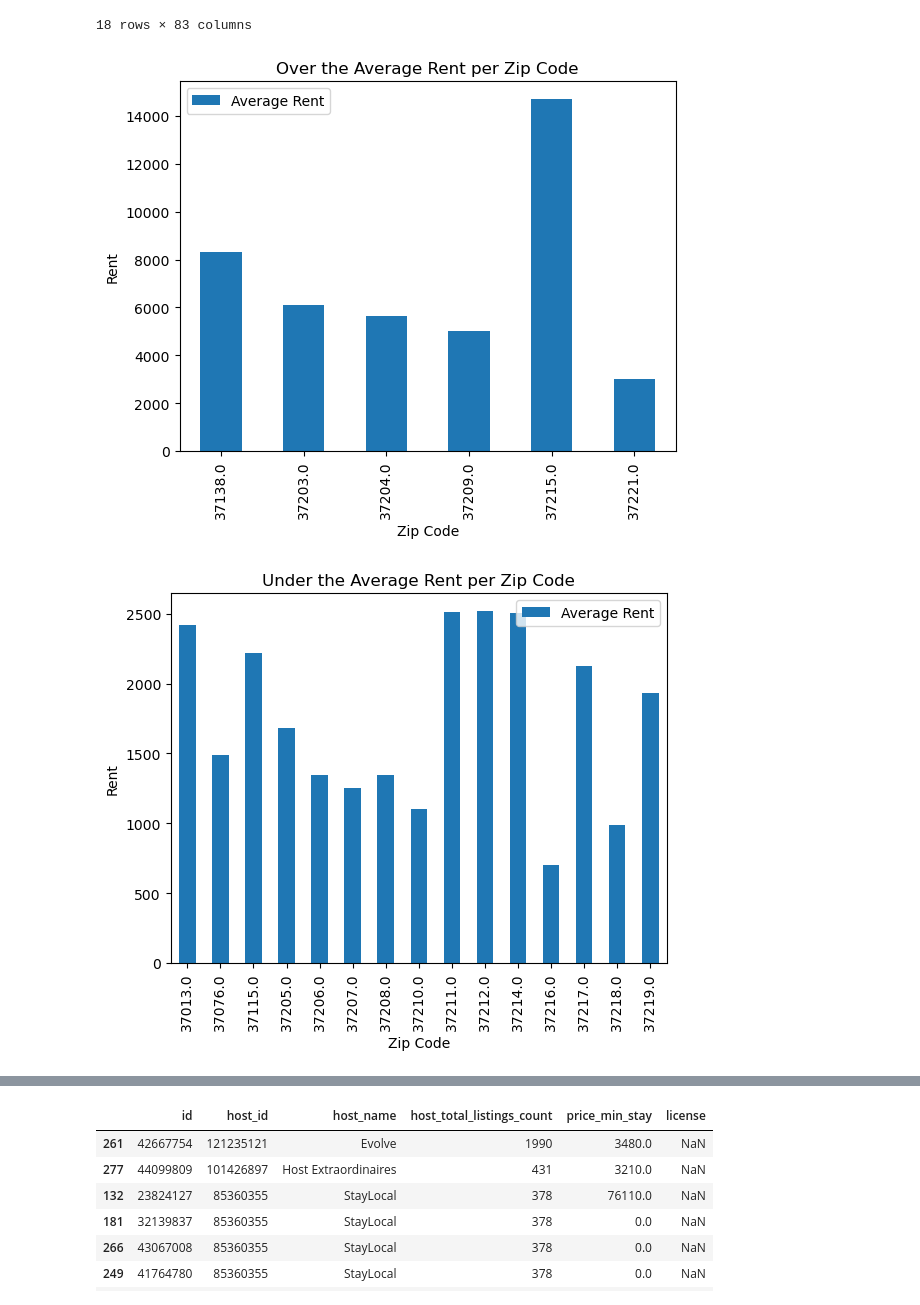
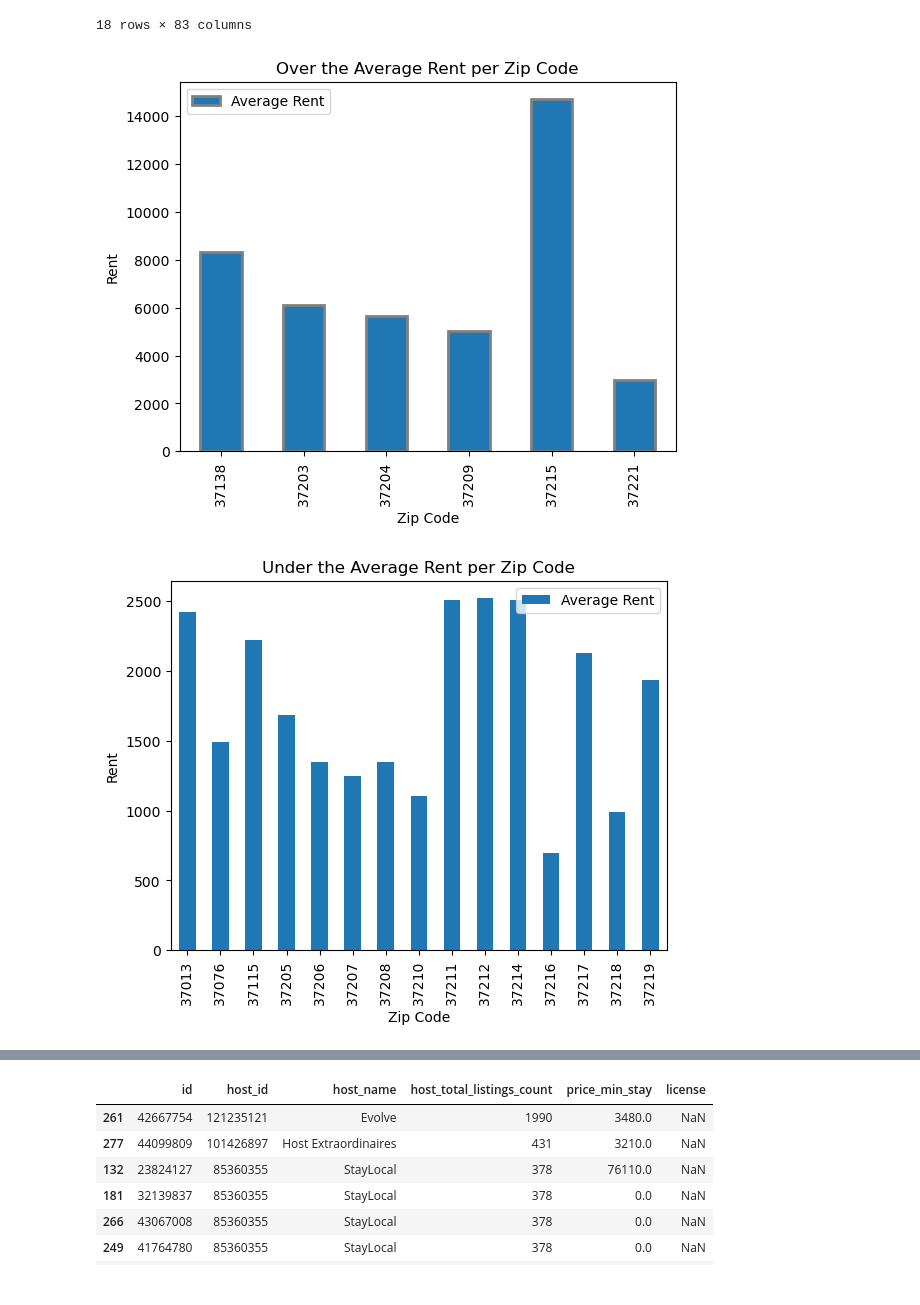
Before and after one commit to jacobvogs/Airbnb-Listings-in-Nash, a Jupyter notebook: notebook/capstone.ipynb, the cells around one changed output, grey strips where cells are left out. Saved outputs shown, nothing was run; the diff lists cells and outputs as text; code cells hidden in the pictures.

```diff
--- a/notebook/capstone.ipynb
+++ b/notebook/capstone.ipynb
@@ -315,5 +315,5 @@ array([37206., 37076., 37212., 37214., 37216., 37204., 37205., 37138.,
        37210., 37208., 37211., 37217., 37115., 37209., 37203., 37207.,
        37013., 37221., 37219., 37215., 37218., 37201.])
 # %%
-nash_min30
+nash_min30['zipcode'] = nash_min30['zipcode'].astype(int)
 # %% [output]
@@ -679,13 +673,14 @@ price_min_30ni.loc[price_min_30ni['zipcode'] == 37215]
 | 1171 | 1350083947985774590 | https://www.airbnb.com/rooms/1350... | 20250315060229 | 2025-03-15 | city scrape | Luxury Home in Green Hills w/ Gar... | This luxury 4700 sq ft house in G... | Green Hills, a charming and upsca... | ... |
 18 rows × 83 columns
 # %%
-over_avg.plot(x='Zip Code', y='Average Rent', kind='bar')
+over_avg.plot(x='Zip Code', y='Average Rent', kind='bar',edgecolor='grey', linewidth=2)
 plt.xlabel('Zip Code')
 plt.ylabel('Rent')
+
 plt.title('Over the Average Rent per Zip Code')
 plt.show()
 # %% [output]
-[figure, old version]
+[figure, new version]
 # %%
 under_avg.plot(x='Zip Code', y='Average Rent', kind='bar')
 plt.xlabel('Zip Code')
@@ -693,5 +688,5 @@ plt.ylabel('Rent')
 plt.title('Under the Average Rent per Zip Code')
 plt.show()
 # %% [output]
-[figure, old version]
+[figure, new version]
 # %%
```
Also changed, not shown: parts of 10 cells of this notebook.
